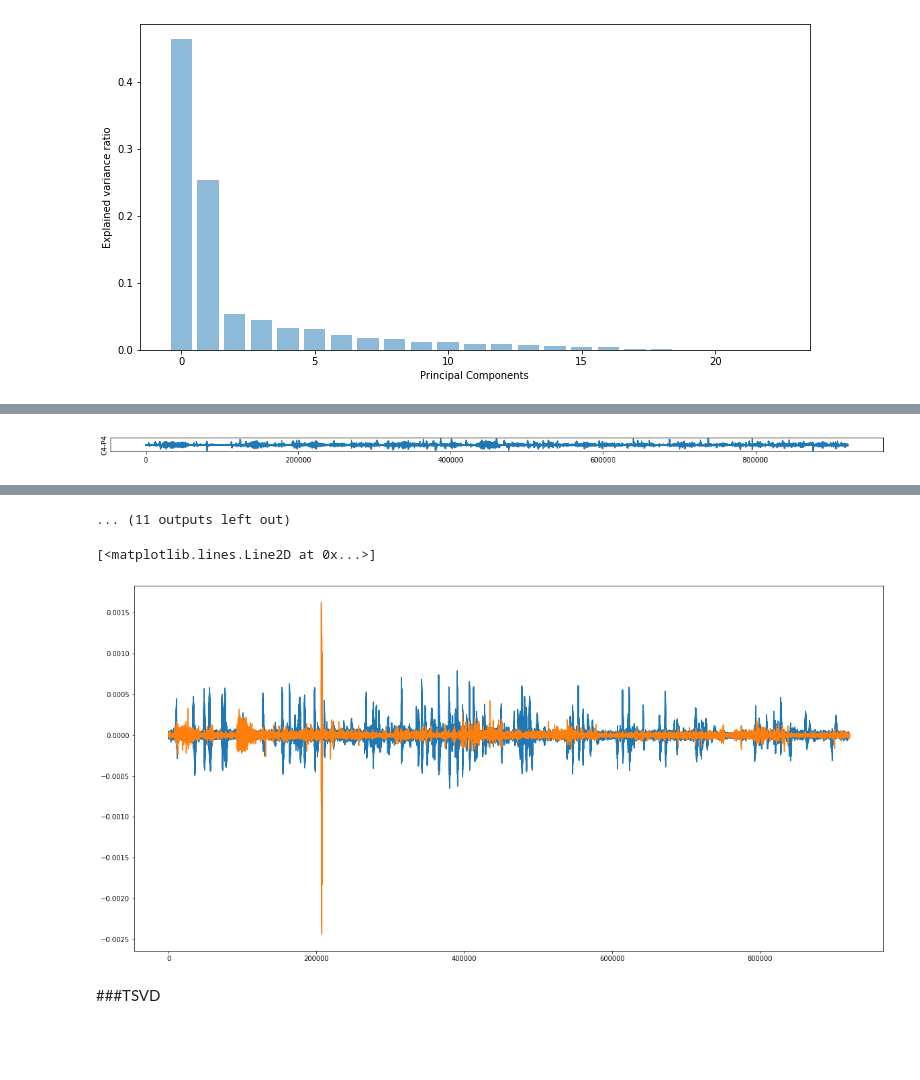
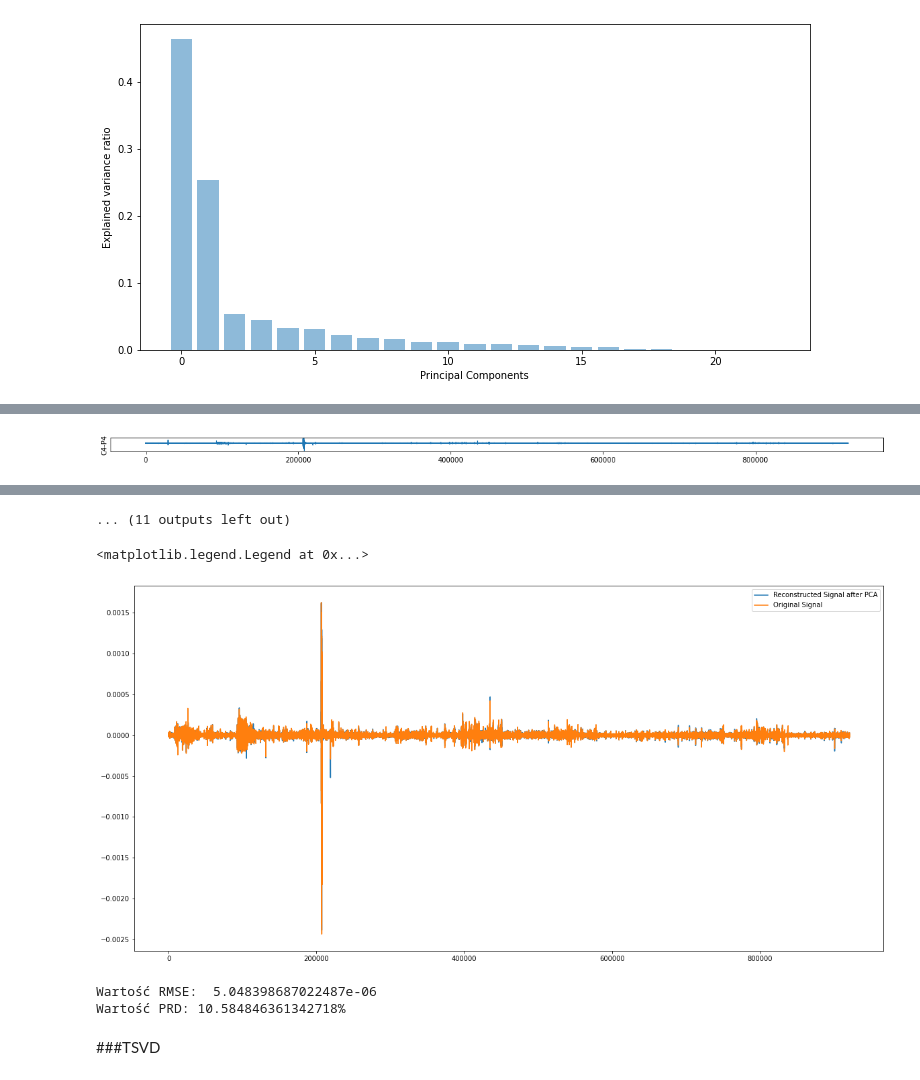
Before and after one commit to inamiotko/EEG_dimensiality_reduction, a Jupyter notebook: dimensiality_reduction.ipynb, the cells around one changed output, grey strips where cells are left out. Cells and saved outputs as stored; diff of their text form; code cells hidden in the pictures; blank space fills up the shorter version.

```diff
--- a/dimensiality_reduction.ipynb
+++ b/dimensiality_reduction.ipynb
@@ -126,7 +128,7 @@ ylabels=["PRD %","RMSE ", "CS %"]
 PRD_i=[]
 RMSE_i=[]
 CR_i=[]
-CS_i=[]
+QS_i=[]
 
 for i in range(1,23):
     pca=PCA(n_components=i)
@@ -136,19 +138,19 @@ for i in range(1,23):
     prd=PRD(raw_data,X_recovered)
     rmse=RMSE(raw_data,X_recovered)
     cr=CR(raw_data,reduced_data)
-    cs=cr/prd
+    qs=cr/prd
     PRD_i.append(prd)
     RMSE_i.append(rmse)
     CR_i.append(cr)
-    CS_i.append(cs)
+    QS_i.append(qs)
 
 fig, axs = plt.subplots(3, figsize=(15,5))
 axs[0].plot(x, PRD_i,'o')
 axs[0].set_title('PRD')
 axs[1].plot(x, RMSE_i,'o')
 axs[1].set_title('RMSE')
-axs[2].plot(x,CS_i,'o' )
-axs[2].set_title('CS')
+axs[2].plot(x,QS_i,'o' )
+axs[2].set_title('QS')
 
 for ax,label in zip(axs.flat,ylabels):
     ax.set(xlabel='i', ylabel=label)
@@ -183,11 +185,8 @@ for i in range (len(transformed_pca)):
 ... (11 outputs left out)
 # %%
 # comparing reconstructed signal with original
-pca=PCA(n_components=15)
-pca.fit(raw_data)
-transformed_pca=pca.transform(raw_data)
-transformed_pca = pca.inverse_transform(transformed_pca)
 fig = plt.figure(figsize=(20,10))
-plt.plot(transformed_pca[5])
-plt.plot(raw_data[5])
+plt.plot(transformed_pca[5], label='Reconstructed Signal after PCA')
+plt.plot(raw_data[5], label='Original Signal')
+plt.legend()
 # %% [output]
@@ -195,0 +195,11 @@ plt.plot(raw_data[5])
+# %%
+#calculated metrics for chosen number of components
+reduced_data=pca.fit_transform(raw_data)
+X_recovered = pca.inverse_transform(reduced_data)
+
+prd=PRD(raw_data,X_recovered)
+rmse=RMSE(raw_data,X_recovered)
+cr=CR(raw_data,reduced_data)
+cs=cr/prd
+print("Wartość RMSE: ",rmse)
+print("Wartość PRD: {}%".format(prd))
@@ -221,7 +234,7 @@ Text(0.5, 1.0, 'Accumulated variance')
 PRD_i=[]
 RMSE_i=[]
 CR_i=[]
-CS_i=[]
+QS_i=[]
 
 for i in range(1,23):
     pca=PCA(n_components=i)
@@ -231,19 +244,19 @@ for i in range(1,23):
     prd=PRD(raw_data_T,X_recovered)
     rmse=RMSE(raw_data_T,X_recovered)
     cr=CR(raw_data_T,reduced_data)
-    cs=cr/prd
+    qs=cr/prd
     PRD_i.append(prd)
     RMSE_i.append(rmse)
     CR_i.append(cr)
-    CS_i.append(cs)
+    QS_i.append(qs)
 
 fig, axs = plt.subplots(3, figsize=(15,5))
 axs[0].plot(x, PRD_i,'o')
 axs[0].set_title('PRD')
 axs[1].plot(x, RMSE_i,'o')
 axs[1].set_title('RMSE')
-axs[2].plot(x,CS_i,'o' )
-axs[2].set_title('CS')
+axs[2].plot(x,QS_i,'o' )
+axs[2].set_title('QS')
 
 for ax,label in zip(axs.flat,ylabels):
     ax.set(xlabel='i', ylabel=label)
@@ -255,7 +268,7 @@ pca=PCA(n_components=15)
 pca.fit(raw_data_T)
 transformed_pca=pca.transform(raw_data_T)
 transformed_pca = pca.inverse_transform(transformed_pca)
-transformed_p = transformed_pca.reshape(23,921600)
+transformed_p = transformed_pca.T
 for i in range (len(transformed_p)):
   fig = plt.figure(figsize=(20,10))
   plt.subplot(len(transformed_p),1,i+1)
@@ -276 +289 @@ for i in range (len(transformed_p)):
-[figure, old version]
+[figure, new version]
@@ -278,15 +291,27 @@ for i in range (len(transformed_p)):
 ... (11 outputs left out)
 # %%
 # comparing reconstructed signal with original
-transformed_pca_T=pca.transform(raw_data_T)
-transformed_pca_T = pca.inverse_transform(transformed_pca_T)
-transfromed_p = transformed_pca_T.reshape(23,921600)
 fig = plt.figure(figsize=(20,10))
-plt.plot(transformed_p[6])
-plt.plot(raw_data[6])
+plt.plot(transformed_p[6],label='Reconstructed Signal after PCA')
+plt.plot(raw_data[6],label='Original Signal')
+plt.legend()
 # %% [output]
-[<matplotlib.lines.Line2D at 0x...>]
+<matplotlib.legend.Legend at 0x...>
-[figure, old version]
+[figure, new version]
+# %%
+#calculated metrics for chosen number of components
+reduced_data=pca.fit_transform(raw_data_T)
+X_recovered = pca.inverse_transform(reduced_data)
+
+prd=PRD(raw_data_T,X_recovered)
+rmse=RMSE(raw_data_T,X_recovered)
+cr=CR(raw_data_T,reduced_data)
+cs=cr/prd
+print("Wartość RMSE: ",rmse)
+print("Wartość PRD: {}%".format(prd))
+# %% [output]
+Wartość RMSE:  5.048398687022487e-06
+Wartość PRD: 10.584846361342718%
 # %% [markdown]
 ###TSVD
 # %%
```
Also changed, not shown: parts of 18 cells of this notebook.
